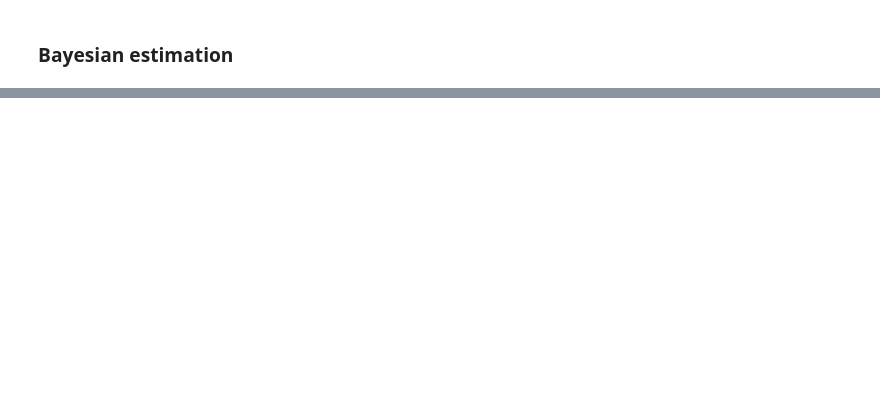
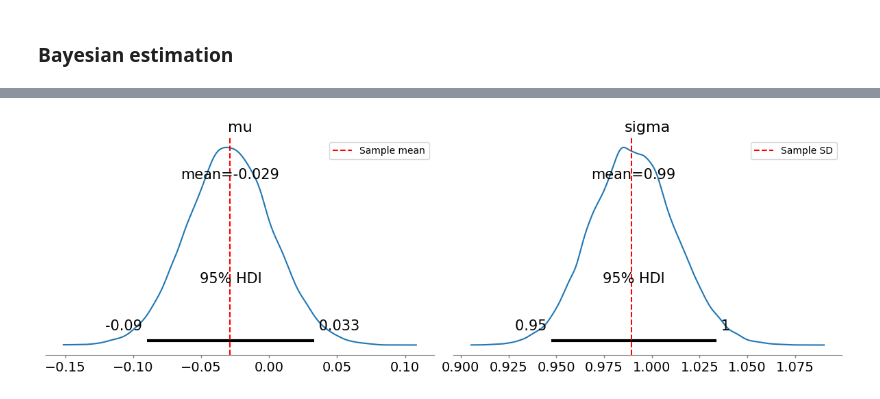
Before and after one commit to BetterCodeBetterScience/bettercode, a Jupyter notebook: notebooks/ch-09/simulation_examples.ipynb, the cells around one changed output, grey strips where cells are left out. Cells and saved outputs as stored; diff of their text form; code cells hidden in the pictures; blank space fills up the shorter version.

```diff
--- a/notebooks/ch-09/simulation_examples.ipynb
+++ b/notebooks/ch-09/simulation_examples.ipynb
@@ -339,6 +343,8 @@ elapsed_time_grid = time.time() - start_time
 # %%
 best_fit_ll = norm.logpdf(normal_samples, loc=best_mean, scale=best_sd).sum()
 pop_sd = np.std(normal_samples, ddof=0)
+sample_sd = np.std(normal_samples, ddof=1)
+
 sample_ll = norm.logpdf(normal_samples, loc=sample_mean,
     scale=pop_sd).sum()
 
@@ -547,26 +555,28 @@ Sample mean: -0.02889, Sample sd: 0.98922
 # %%
 # Visualize posterior distributions, in color (web) and grayscale (print)
 # arviz draws the posterior in a default color; the reference line stays a dashed
 # vertical, black in the print variant
 POST_STYLE = {'color': {'ref': 'red'}, 'gray': {'ref': 'black'}}
 
 
 def make_bayesposterior(variant):
     style = POST_STYLE[variant]
     fig, axes = plt.subplots(1, 2, figsize=(12, 4))
 
     az.plot_posterior(trace, var_names=['mu'], ax=axes[0], hdi_prob=0.95)
     axes[0].axvline(sample_mean, color=style['ref'], linestyle='--', label='Sample mean')
     axes[0].legend()
 
     az.plot_posterior(trace, var_names=['sigma'], ax=axes[1], hdi_prob=0.95)
-    axes[1].axvline(pop_sd, color=style['ref'], linestyle='--', label='Population sd')
+    axes[1].axvline(sample_sd, color=style['ref'], linestyle='--', label='Sample SD')
     axes[1].legend()
 
     fig.tight_layout()
     return fig
 
 
 save_fig_variants(make_bayesposterior, 'BayesPosterior', CHAPTER, IMAGE_DIR)
 make_bayesposterior("color")
 plt.show()
+# %% [output]
+[figure, added]
```
Also changed, not shown: parts of 12 cells of this notebook, 6 other files.
